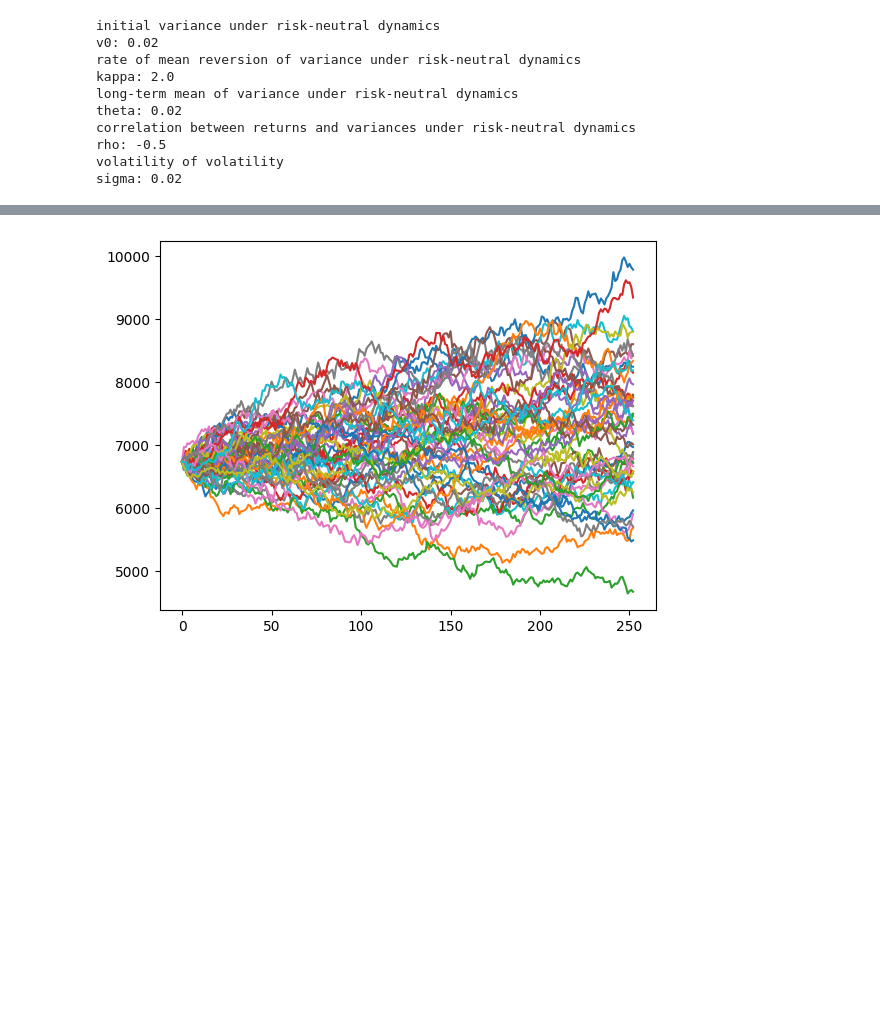
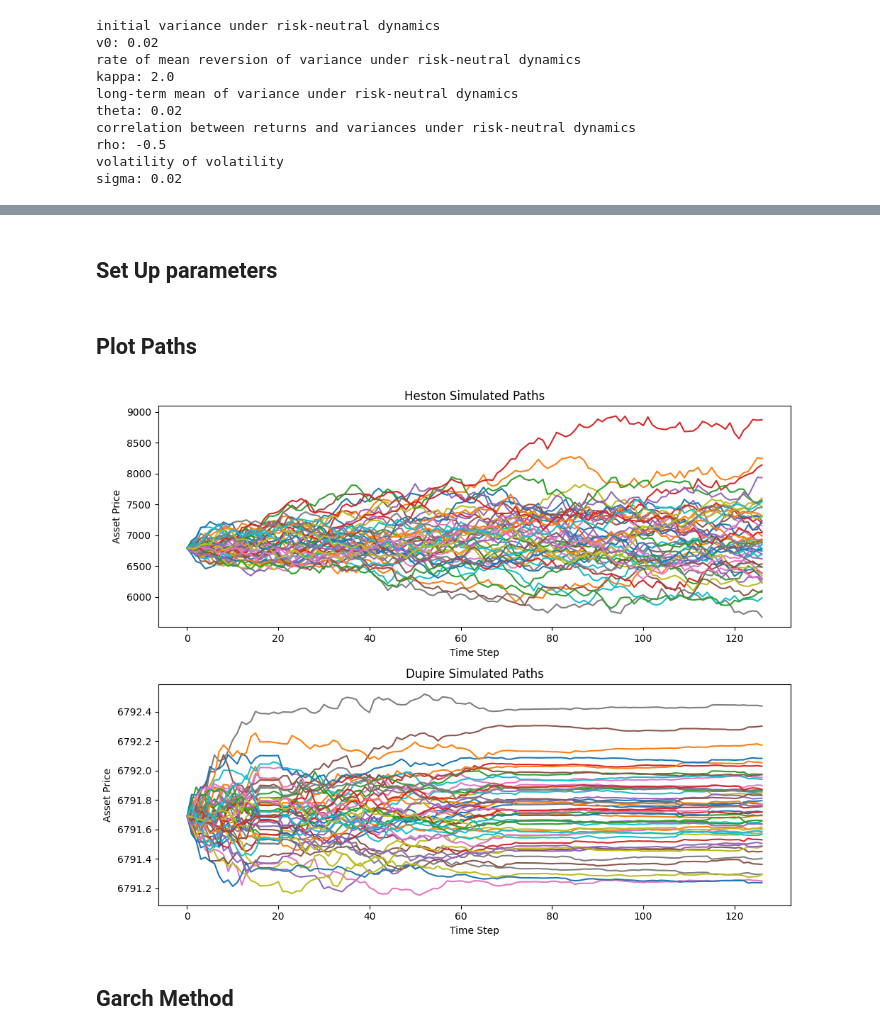
Before and after one commit to StevenYang23/MonteCarloOptionPricing, a Jupyter notebook: main.ipynb, the cells around one changed output, grey strips where cells are left out. Drawn from its saved outputs; the diff is of its cells as text; code cells hidden in the pictures; blank space fills up the shorter version.

Commit message:
dupire sim

```diff
--- a/main.ipynb
+++ b/main.ipynb
@@ -99,10 +102,12 @@ sigma: 0.02
+# %% [markdown]
+## Set Up parameters
 # %%
 # Exercise price
 K = 6000
 # time in years
-T = 1.0
+T = 0.5
 # number of time steps in simulation
-N = 252
+N = int(T*252)
 # asset price
 S0 = calls["S0"].iloc[0]
 # risk-free rate
@@ -111,9 +116,3 @@ r = calls["r"].iloc[0]
 q = 0
 # number of simulations
 M = 100
-
-S_path,V_path = heston_simulation(S0=S0,r=r,q=q,K=K,T=T,v0=v0,kappa=kappa,theta=theta,rho=rho,sigma=sigma,paths=M,steps=N)
-plt.plot(S_path[:,:50])
-plt.show()
-# %% [output]
-[figure, removed]
@@ -151,0 +119,24 @@ plt.show()
+# %% [markdown]
+## Plot Paths
+# %%
+S_path_Heston,V_path_Heston = heston_simulation(S0=S0,r=r,q=q,K=K,T=T,v0=v0,kappa=kappa,theta=theta,rho=rho,sigma=sigma,paths=M,steps=N)
+S_path_dupire,V_path_dupire = dupire_simulation(K=K,S0=S0,T=T,N=N,M=M, params=[calls["S0"].iloc[0],calls["r"].iloc[0],regres])
+
+fig, axs = plt.subplots(2, 1, figsize=(10, 8))
+
+axs[0].plot(S_path_Heston[:,:50])
+axs[0].set_title("Heston Simulated Paths")
+axs[0].set_xlabel("Time Step")
+axs[0].set_ylabel("Asset Price")
+
+axs[1].plot(S_path_dupire[:,:50])
+axs[1].set_title("Dupire Simulated Paths")
+axs[1].set_xlabel("Time Step")
+axs[1].set_ylabel("Asset Price")
+
+plt.tight_layout()
+plt.show()
+# %% [output]
+[figure, added]
+# %% [markdown]
+## Garch Method
```
Also changed, not shown: parts of 12 cells of this notebook, 6 other files.
